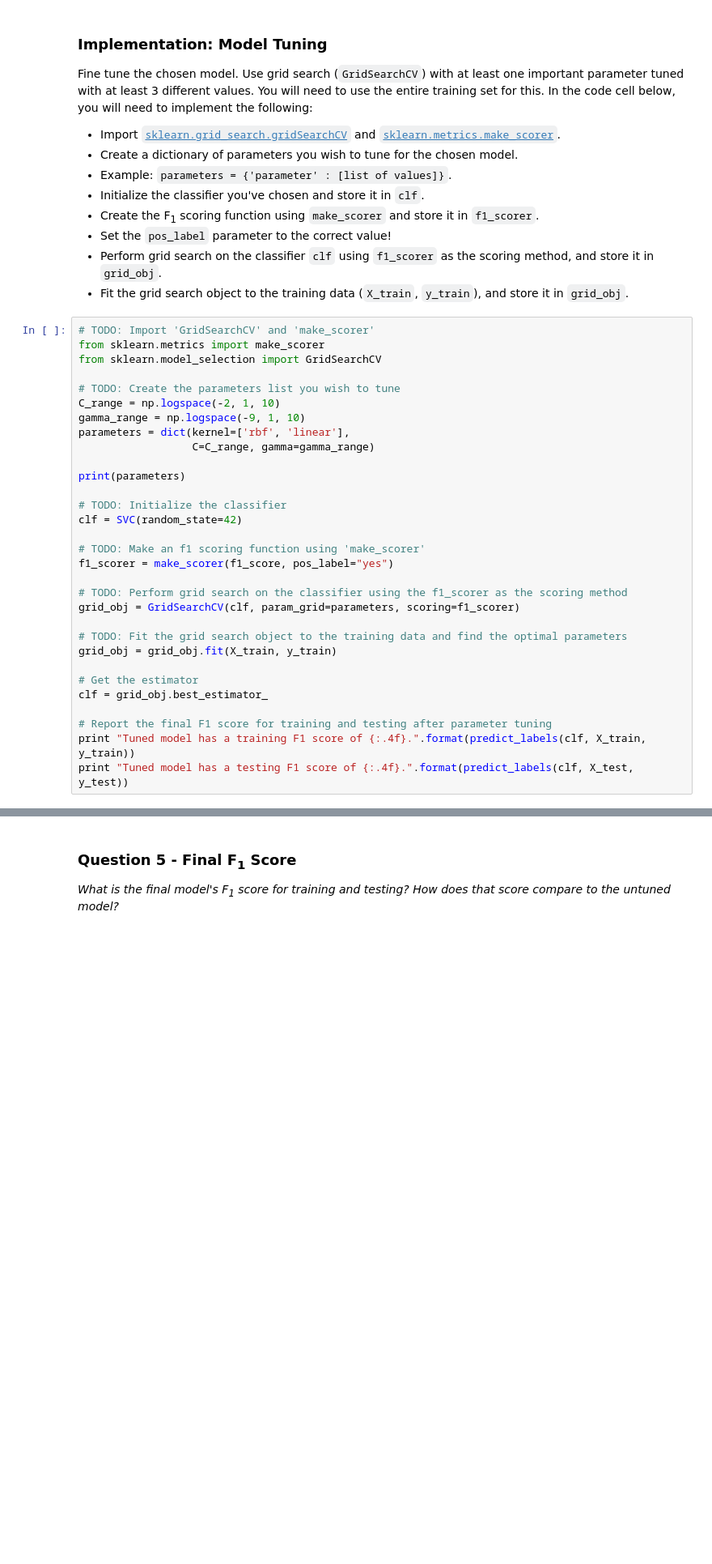
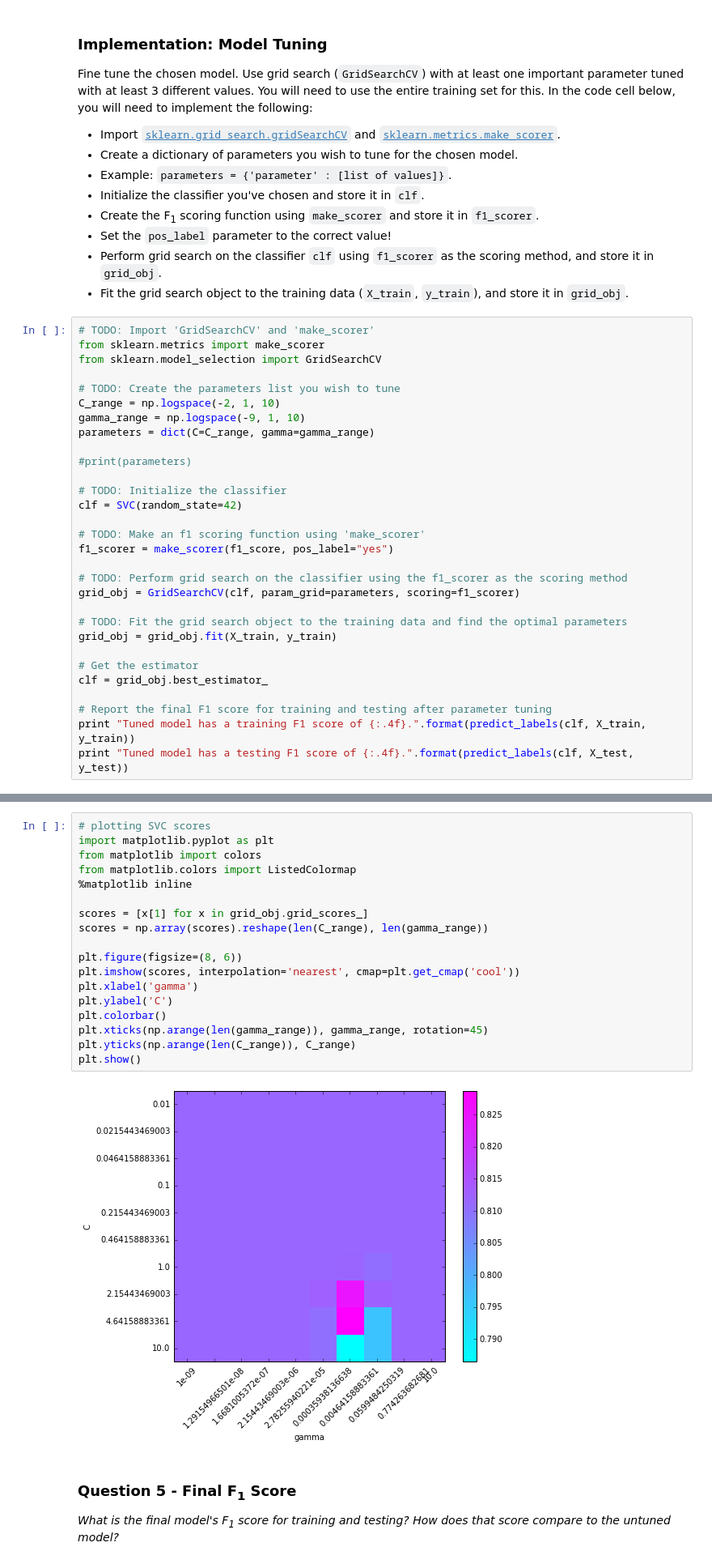
Before and after one commit to vaibhavchakki/student_intervention, a Jupyter notebook: student_intervention.ipynb, the cells around one changed output, grey strips where cells are left out. Shown at 81% size. Drawn from its saved outputs; the diff is of its cells as text; blank space fills up the shorter version.

```diff
--- a/student_intervention.ipynb
+++ b/student_intervention.ipynb
@@ -398,10 +398,9 @@ from sklearn.model_selection import GridSearchCV
 # TODO: Create the parameters list you wish to tune
 C_range = np.logspace(-2, 1, 10)
 gamma_range = np.logspace(-9, 1, 10)
-parameters = dict(kernel=['rbf', 'linear'],
-                  C=C_range, gamma=gamma_range)
+parameters = dict(C=C_range, gamma=gamma_range)
 
-print(parameters)
+#print(parameters)
 
 # TODO: Initialize the classifier
 clf = SVC(random_state=42)
@@ -434,4 +427,24 @@ Made predictions in 0.0016 seconds.
 Tuned model has a testing F1 score of 0.7945.
+# %%
+# plotting SVC scores
+import matplotlib.pyplot as plt
+from matplotlib import colors
+from matplotlib.colors import ListedColormap
+%matplotlib inline
+
+scores = [x[1] for x in grid_obj.grid_scores_]
+scores = np.array(scores).reshape(len(C_range), len(gamma_range))
+
+plt.figure(figsize=(8, 6))
+plt.imshow(scores, interpolation='nearest', cmap=plt.get_cmap('cool'))
+plt.xlabel('gamma')
+plt.ylabel('C')
+plt.colorbar()
+plt.xticks(np.arange(len(gamma_range)), gamma_range, rotation=45)
+plt.yticks(np.arange(len(C_range)), C_range)
+plt.show()
+# %% [output]
+[figure, added]
 # %% [markdown]
 ### Question 5 - Final F<sub>1</sub> Score
 *What is the final model's F<sub>1</sub> score for training and testing? How does that score compare to the untuned model?*
```
Also changed, not shown: parts of 3 cells of this notebook, 1 other file.
